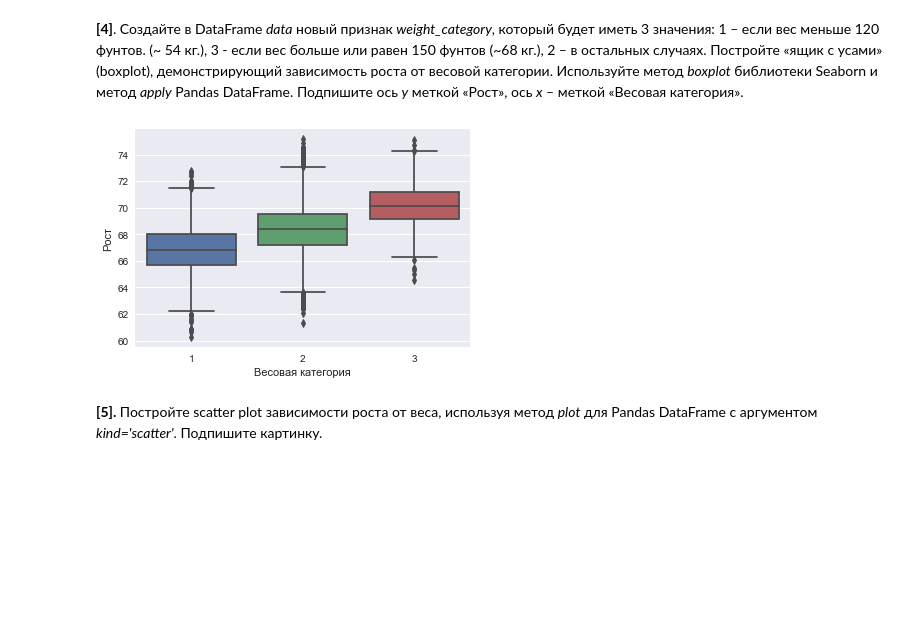
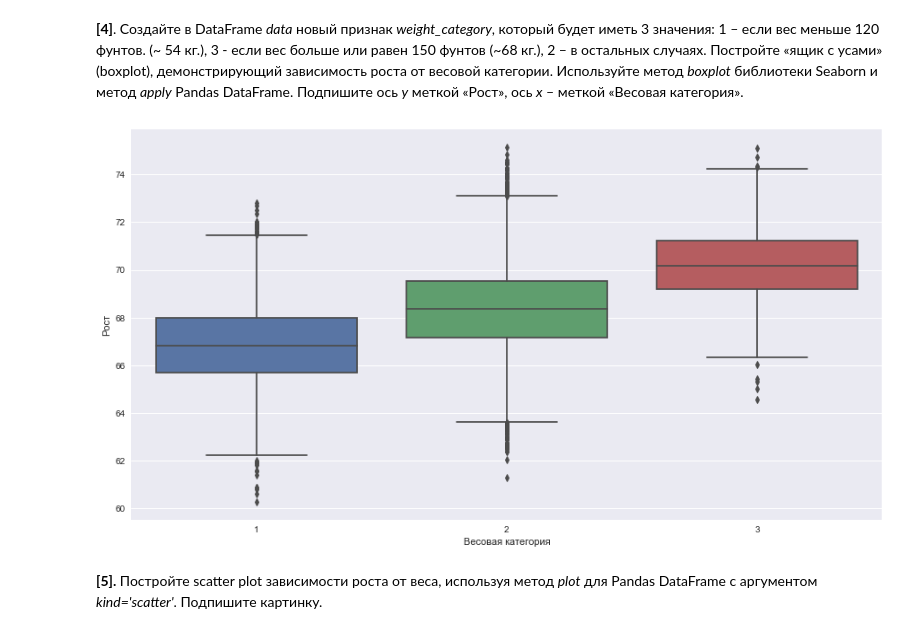
Before and after one commit to SmirnovAlexander/MachineLearningDataAnalysis, a Jupyter notebook: SupervisedLearning/LinearRegression/LinearRegression.ipynb, the cells around one changed output. Cells and saved outputs as stored; diff of their text form; code cells hidden in the pictures; blank space fills up the shorter version.

```diff
--- a/SupervisedLearning/LinearRegression/LinearRegression.ipynb
+++ b/SupervisedLearning/LinearRegression/LinearRegression.ipynb
@@ -107,12 +110,13 @@ def weight_category(weight):
 
 data['weight_cat'] = data['Weight'].apply(weight_category)
 # %%
+plt.figure(figsize=(15, 8))
 sns.boxplot(data=data, x='weight_cat', y='Height')
 plt.xlabel('Весовая категория')
 plt.ylabel('Рост')
 plt.show()
 # %% [output]
-[figure, old version]
+[figure, new version]
 # %% [markdown]
 **[5].** Постройте scatter plot зависимости роста от веса, используя метод *plot* для Pandas DataFrame с аргументом *kind='scatter'*. Подпишите картинку.
 # %%
```
Also changed, not shown: parts of 5 cells of this notebook.
